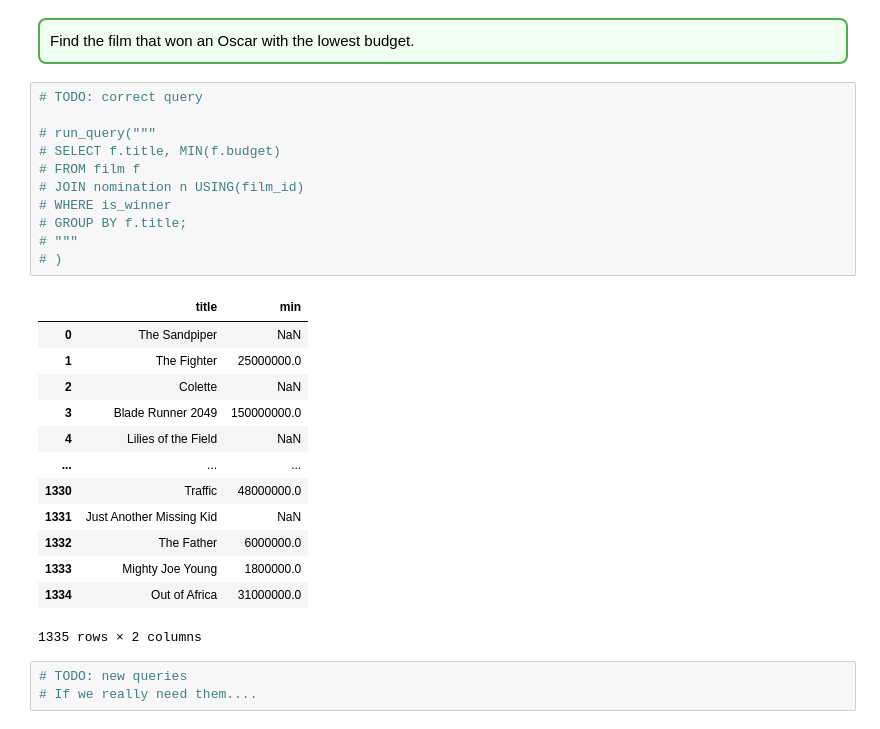
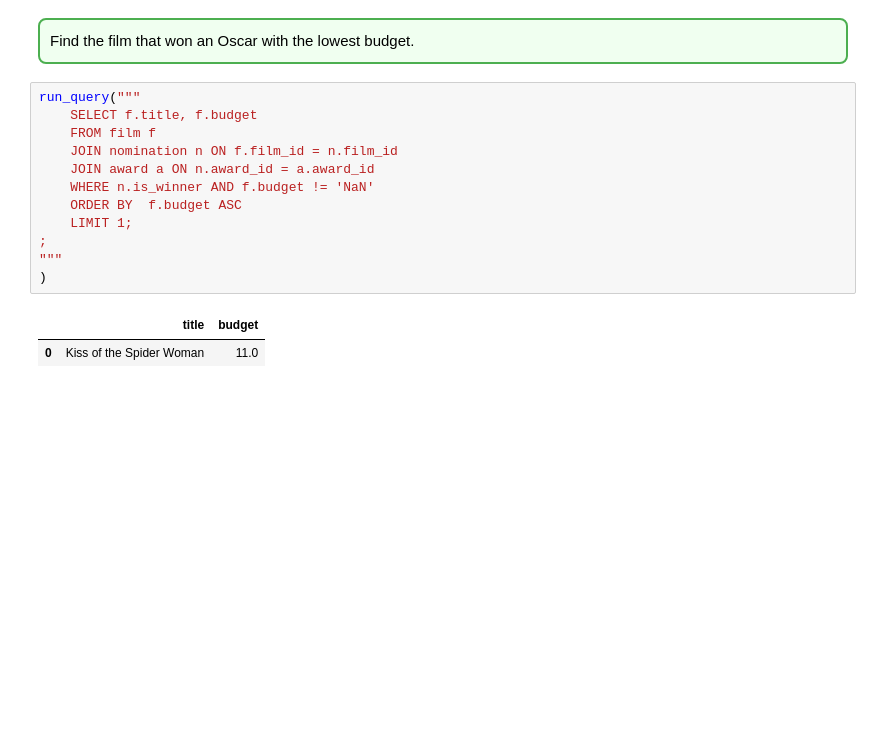
Before and after one commit to Danila-Pechenev/databases_project, a Jupyter notebook: db_project.ipynb, the cells around one changed output. Cells and saved outputs as stored; diff of their text form; blank space fills up the shorter version.

Commit message:
add query, correct issue

```diff
--- a/db_project.ipynb
+++ b/db_project.ipynb
@@ -1011,30 +987,17 @@ JOIN brad_movie USING(film_id);
 Find the film that won an Oscar with the lowest budget.
 </div>
 # %%
-# TODO: correct query
-
-# run_query("""
-# SELECT f.title, MIN(f.budget)
-# FROM film f
-# JOIN nomination n USING(film_id)
-# WHERE is_winner
-# GROUP BY f.title;
-# """
-# )
+run_query("""
+    SELECT f.title, f.budget
+    FROM film f
+    JOIN nomination n ON f.film_id = n.film_id
+    JOIN award a ON n.award_id = a.award_id
+    WHERE n.is_winner AND f.budget != 'NaN'
+    ORDER BY  f.budget ASC
+    LIMIT 1;
+;
+"""
+)
 # %% [output]
-|  | title | min |
-| 0 | The Sandpiper | NaN |
-| 1 | The Fighter | 25000000.0 |
-| 2 | Colette | NaN |
-| 3 | Blade Runner 2049 | 150000000.0 |
-| 4 | Lilies of the Field | NaN |
-| ... | ... | ... |
-| 1330 | Traffic | 48000000.0 |
-| 1331 | Just Another Missing Kid | NaN |
-| 1332 | The Father | 6000000.0 |
-| 1333 | Mighty Joe Young | 1800000.0 |
-| 1334 | Out of Africa | 31000000.0 |
+|  | title | budget |
+| 0 | Kiss of the Spider Woman | 11.0 |
-1335 rows × 2 columns
-# %%
-# TODO: new queries
-# If we really need them....
```
Also changed, not shown: parts of 21 cells of this notebook, 1 other file.
